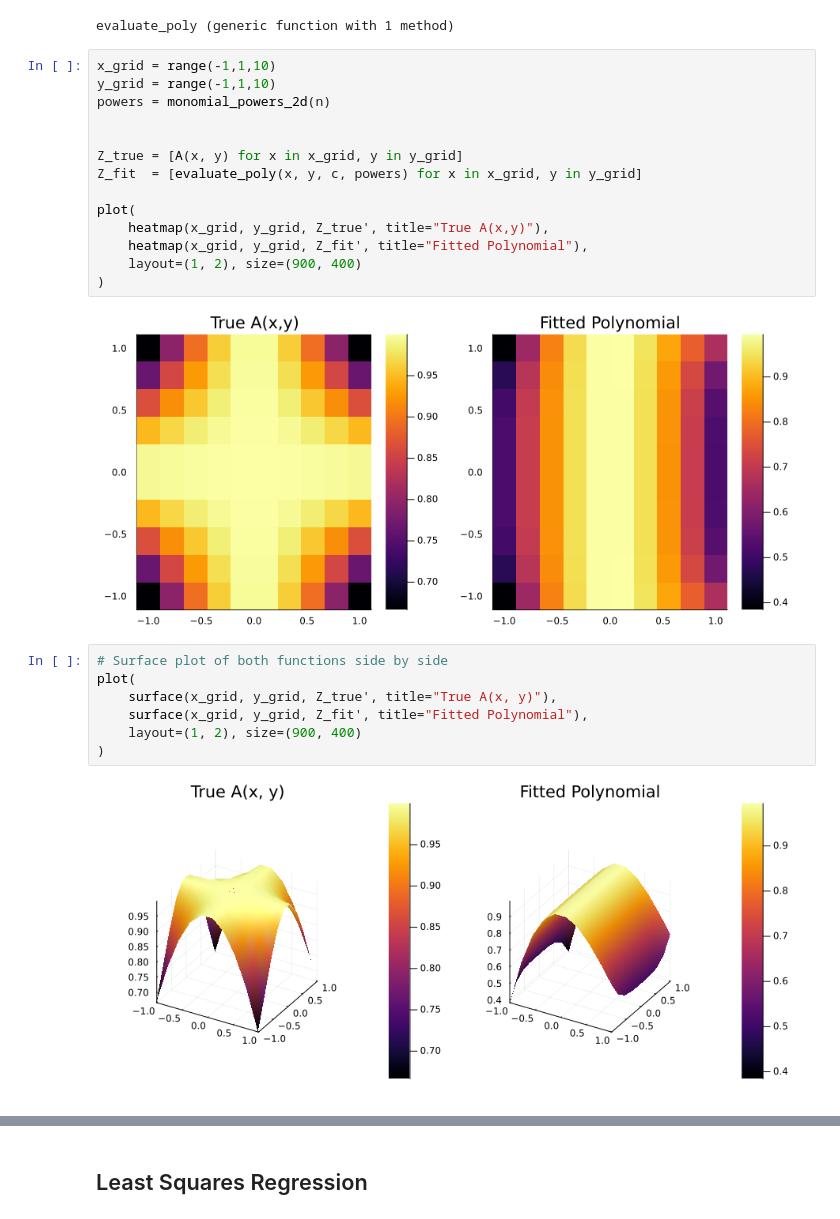
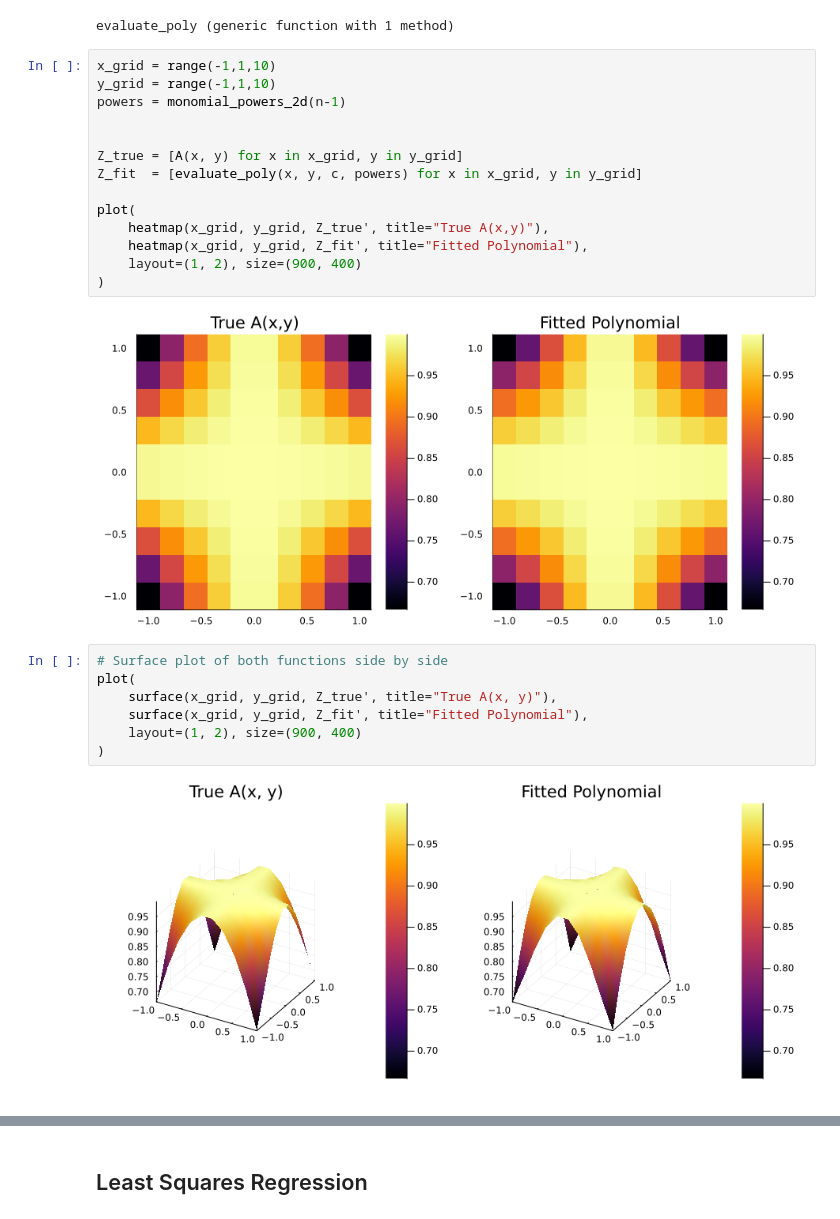
Before and after one commit to cgjunior3-14/M2R-Learning-Greens-Functions, a Jupyter notebook: 1D interpolation.ipynb, the cells around one changed output, grey strips where cells are left out. Saved outputs shown, nothing was run; the diff lists cells and outputs as text.

```diff
--- a/1D interpolation.ipynb
+++ b/1D interpolation.ipynb
@@ -162,19 +162,19 @@ evaluate_poly (generic function with 1 method)
 # %%
 x_grid = range(-1,1,10)
 y_grid = range(-1,1,10)
-powers = monomial_powers_2d(n)
+powers = monomial_powers_2d(n-1)
 
 
 Z_true = [A(x, y) for x in x_grid, y in y_grid]
 Z_fit  = [evaluate_poly(x, y, c, powers) for x in x_grid, y in y_grid]
 
 plot(
     heatmap(x_grid, y_grid, Z_true', title="True A(x,y)"),
     heatmap(x_grid, y_grid, Z_fit', title="Fitted Polynomial"),
     layout=(1, 2), size=(900, 400)
 )
 # %% [output]
-[figure, old version]
+[figure, new version]
 # %%
 # Surface plot of both functions side by side
 plot(
@@ -183,7 +183,7 @@ plot(
     layout=(1, 2), size=(900, 400)
 )
 # %% [output]
-[figure, old version]
+[figure, new version]
 # %%
 # Contour plots (top-down view)
 plot(
```
Also changed, not shown: parts of 3 cells of this notebook.
